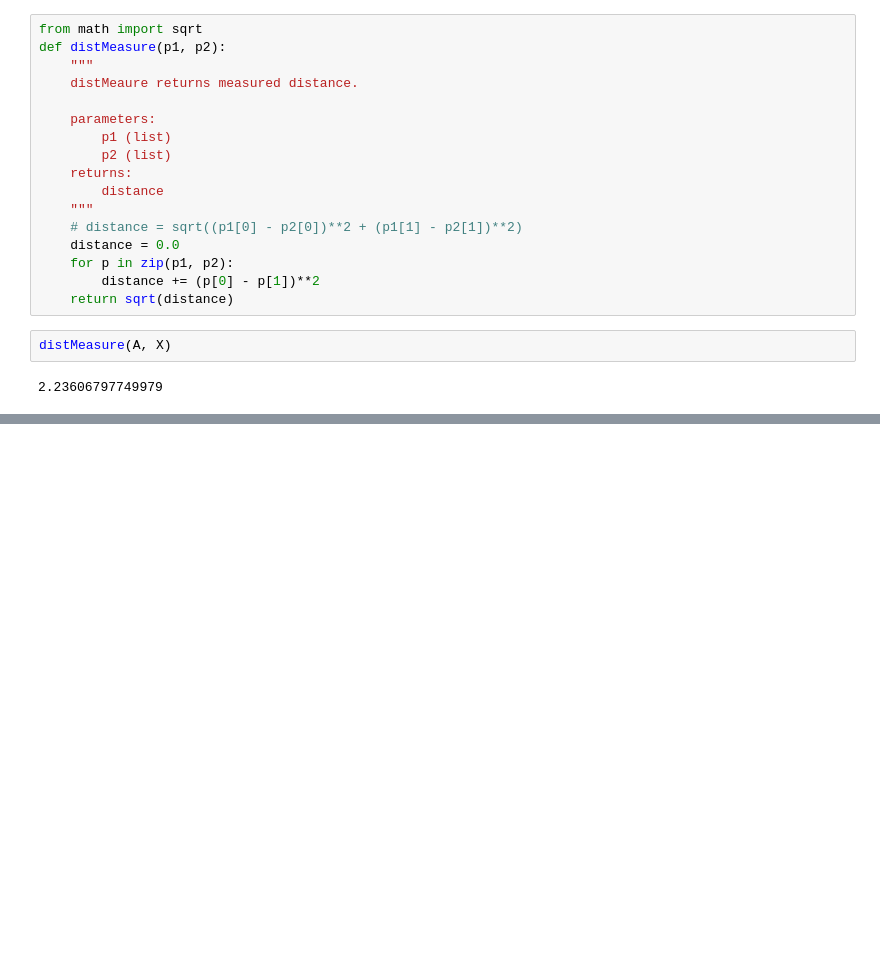
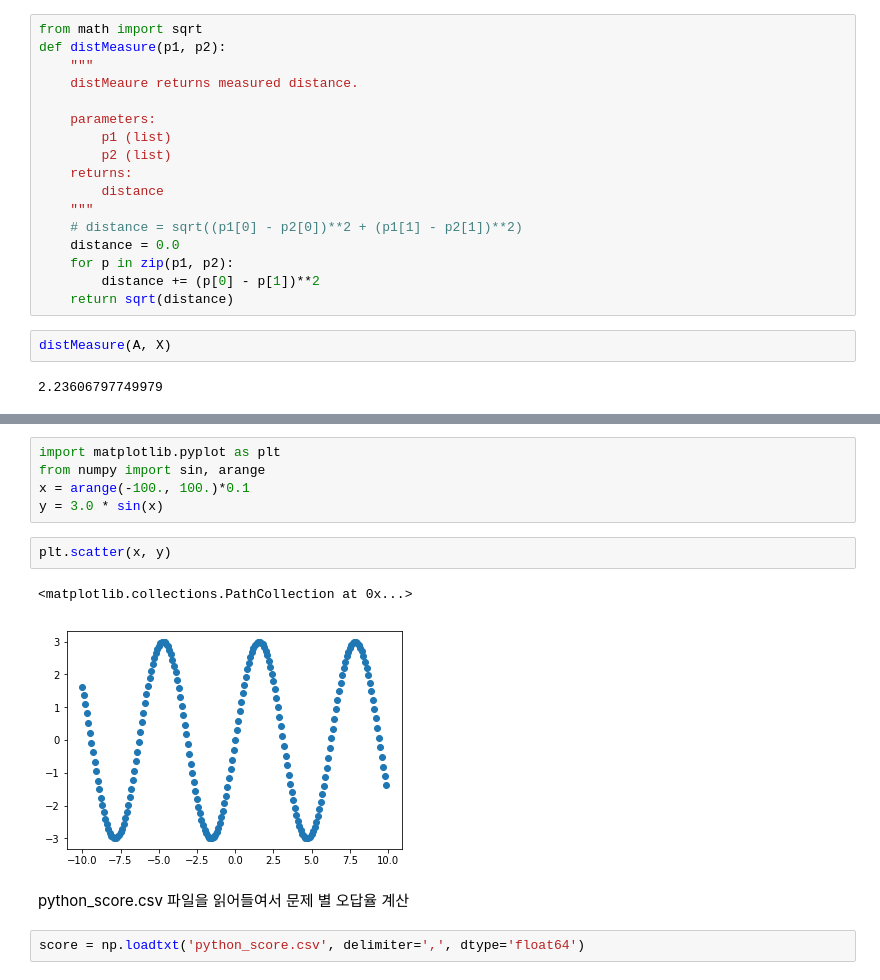
Before and after one commit to sulheebaek/PythonDA, a Jupyter notebook: Day2.ipynb, the cells around one changed output, grey strips where cells are left out. Saved outputs shown, nothing was run; the diff lists cells and outputs as text; blank space fills up the shorter version.

```diff
--- a/Day2.ipynb
+++ b/Day2.ipynb
@@ -224,0 +520,14 @@ distMeasure(A, X)
+# %%
+import matplotlib.pyplot as plt
+from numpy import sin, arange
+x = arange(-100., 100.)*0.1
+y = 3.0 * sin(x)
+# %%
+plt.scatter(x, y)
+# %% [output]
+<matplotlib.collections.PathCollection at 0x...>
+[figure, added]
+# %% [markdown]
+python_score.csv 파일을 읽어들여서 문제 별 오답율 계산
+# %%
+score = np.loadtxt('python_score.csv', delimiter=',', dtype='float64')
```
Also changed, not shown: parts of 67 cells of this notebook, 1 other file.
